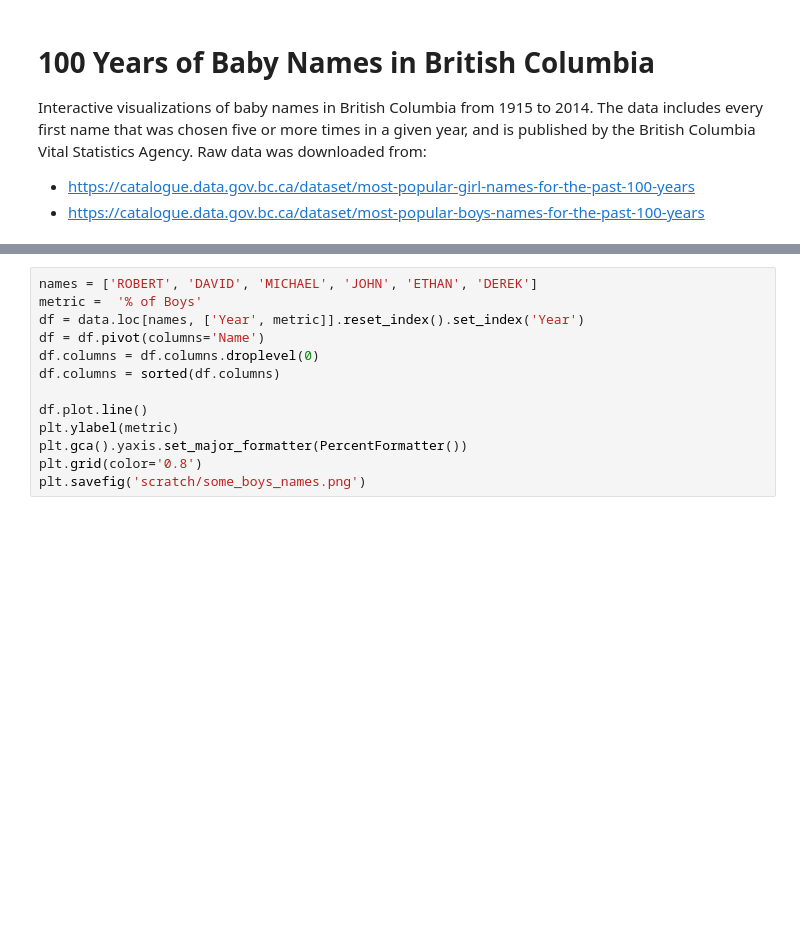
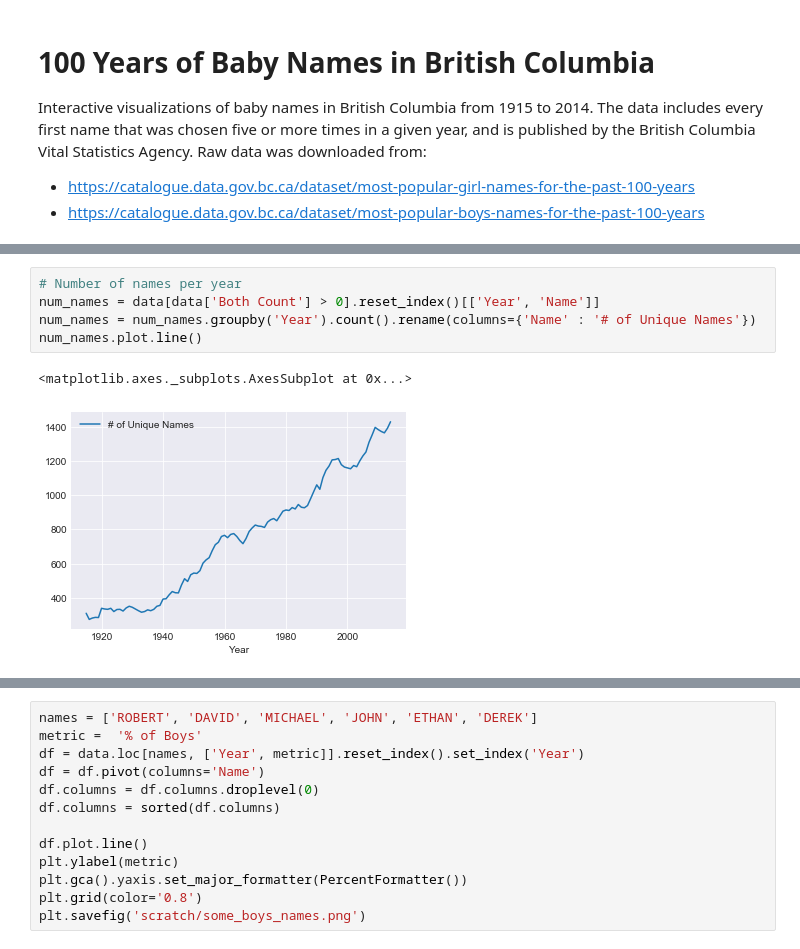
Before and after one commit to jenfly/bc-baby-names, a Jupyter notebook: Baby Names.ipynb, the cells around one changed output, grey strips where cells are left out. Saved outputs shown, nothing was run; the diff lists cells and outputs as text; blank space fills up the shorter version.

```diff
--- a/Baby Names.ipynb
+++ b/Baby Names.ipynb
@@ -41,0 +150,8 @@ data[data.index.isin(['JENNIFER', 'JOHN', 'JORDAN', 'MORGAN']) & (data['Year'] =
+# %%
+# Number of names per year
+num_names = data[data['Both Count'] > 0].reset_index()[['Year', 'Name']]
+num_names = num_names.groupby('Year').count().rename(columns={'Name' : '# of Unique Names'})
+num_names.plot.line()
+# %% [output]
+<matplotlib.axes._subplots.AxesSubplot at 0x...>
+[figure, added]
```
Also changed, not shown: parts of 21 cells of this notebook.
